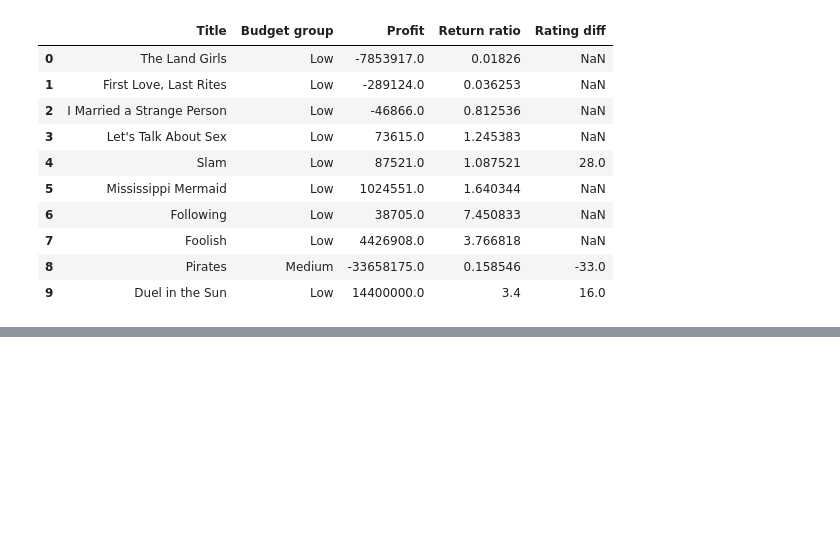
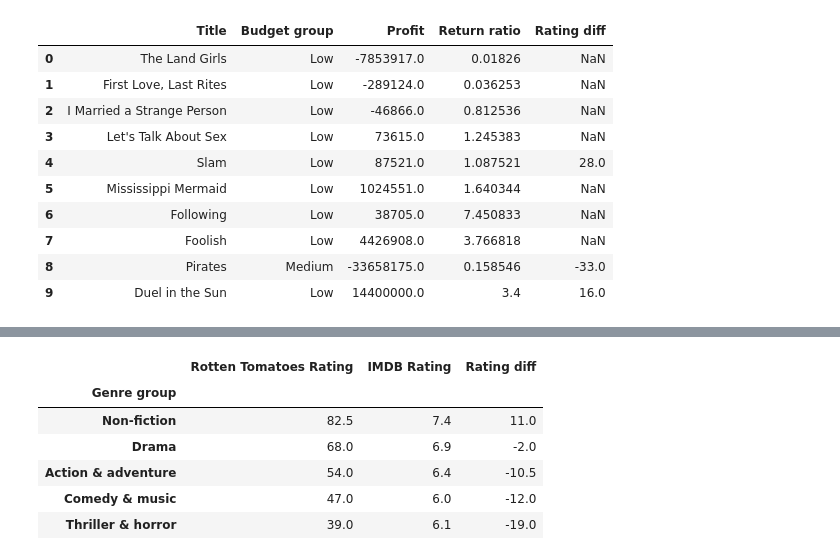
Before and after one commit to marynarymkevich/code-labs, a Jupyter notebook: DataAnalysis/Project/movies.ipynb, the cells around one changed output, grey strips where cells are left out. Saved outputs shown, nothing was run; the diff lists cells and outputs as text; code cells hidden in the pictures; blank space fills up the shorter version.

```diff
--- a/DataAnalysis/Project/movies.ipynb
+++ b/DataAnalysis/Project/movies.ipynb
@@ -304,0 +366,11 @@ movies[['Title', 'Budget group', 'Profit', 'Return ratio', 'Rating diff']].head(
+# %%
+rating_cols = ['Rotten Tomatoes Rating', 'IMDB Rating', 'Rating diff']
+movies.groupby('Genre group')[rating_cols].median().sort_values('Rotten Tomatoes Rating', ascending=False)
+# %% [output]
+|  | Rotten Tomatoes Rating | IMDB Rating | Rating diff |
+| Genre group |  |  |  |
+| Non-fiction | 82.5 | 7.4 | 11.0 |
+| Drama | 68.0 | 6.9 | -2.0 |
+| Action & adventure | 54.0 | 6.4 | -10.5 |
+| Comedy & music | 47.0 | 6.0 | -12.0 |
+| Thriller & horror | 39.0 | 6.1 | -19.0 |
```
Also changed, not shown: parts of 11 cells of this notebook.
